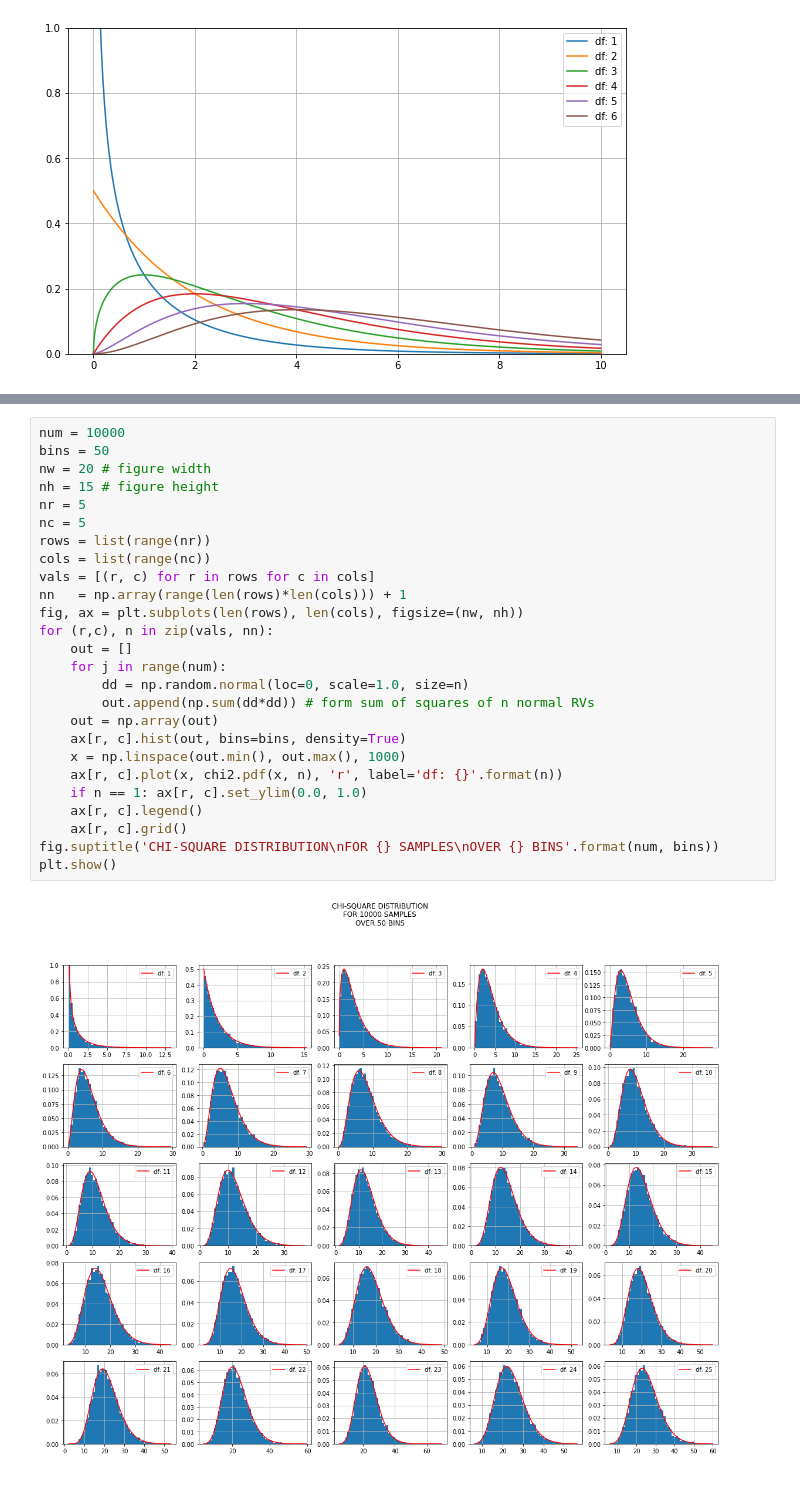
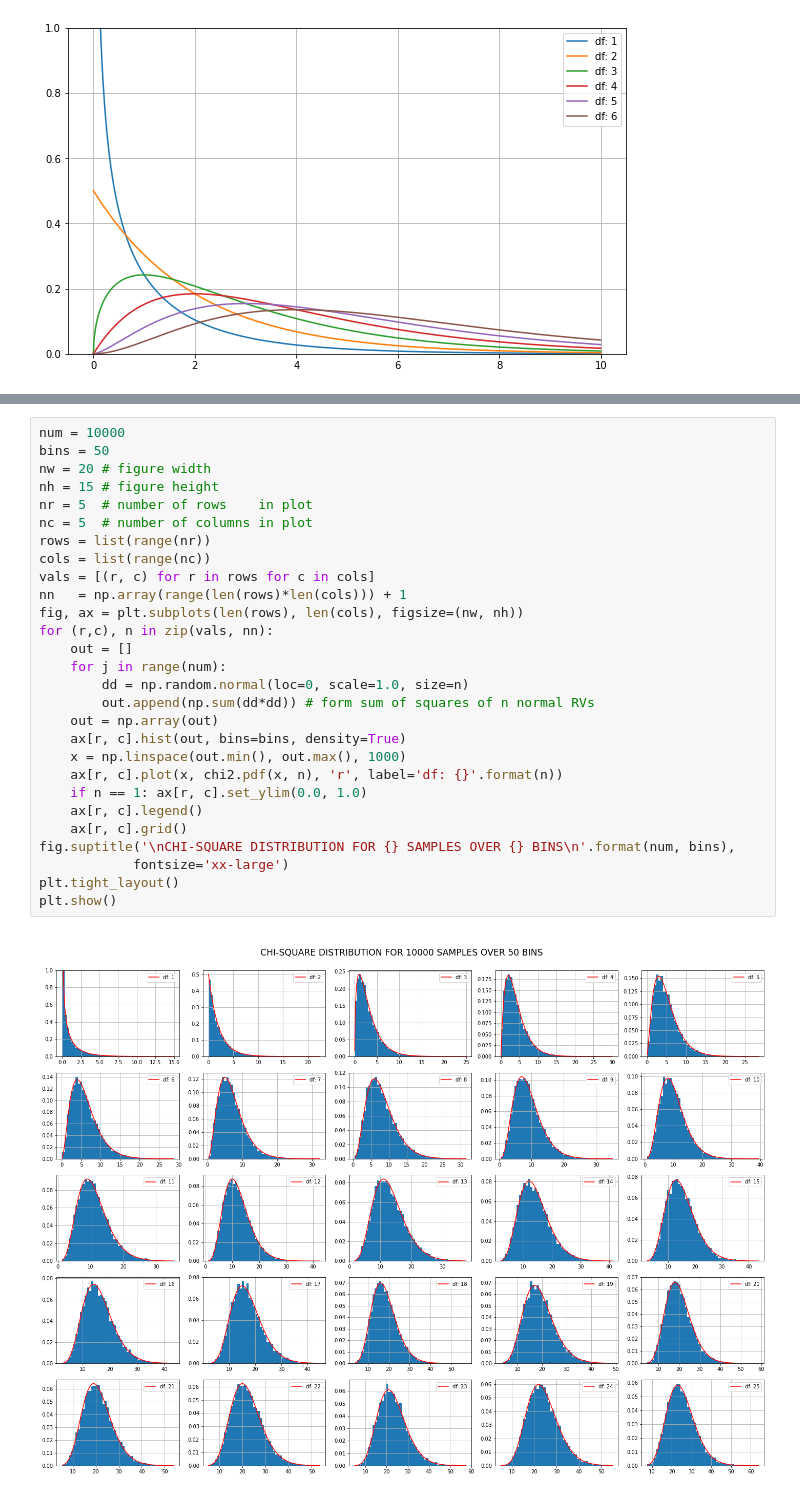
Before and after one commit to wesmith/Bioinformatics-with-Python-Cookbook-third-edition, a Jupyter notebook: WS_notebooks/chi_square.ipynb, the cells around one changed output, grey strips where cells are left out. Drawn from its saved outputs; the diff is of its cells as text.

```diff
--- a/WS_notebooks/chi_square.ipynb
+++ b/WS_notebooks/chi_square.ipynb
@@ -20,28 +27,30 @@ plt.show()
 # %%
 num = 10000
 bins = 50
 nw = 20 # figure width
 nh = 15 # figure height
-nr = 5
-nc = 5
+nr = 5  # number of rows    in plot
+nc = 5  # number of columns in plot
 rows = list(range(nr))
 cols = list(range(nc))
 vals = [(r, c) for r in rows for c in cols]
 nn   = np.array(range(len(rows)*len(cols))) + 1
 fig, ax = plt.subplots(len(rows), len(cols), figsize=(nw, nh))
 for (r,c), n in zip(vals, nn):
     out = []
     for j in range(num):
         dd = np.random.normal(loc=0, scale=1.0, size=n)
         out.append(np.sum(dd*dd)) # form sum of squares of n normal RVs
     out = np.array(out)
     ax[r, c].hist(out, bins=bins, density=True)
     x = np.linspace(out.min(), out.max(), 1000)
     ax[r, c].plot(x, chi2.pdf(x, n), 'r', label='df: {}'.format(n))
     if n == 1: ax[r, c].set_ylim(0.0, 1.0)
     ax[r, c].legend()
     ax[r, c].grid()
-fig.suptitle('CHI-SQUARE DISTRIBUTION\nFOR {} SAMPLES\nOVER {} BINS'.format(num, bins))
+fig.suptitle('\nCHI-SQUARE DISTRIBUTION FOR {} SAMPLES OVER {} BINS\n'.format(num, bins),
+            fontsize='xx-large')
+plt.tight_layout()
 plt.show()
 # %% [output]
-[figure, old version]
+[figure, new version]
```
Also changed, not shown: parts of 22 cells of this notebook.
